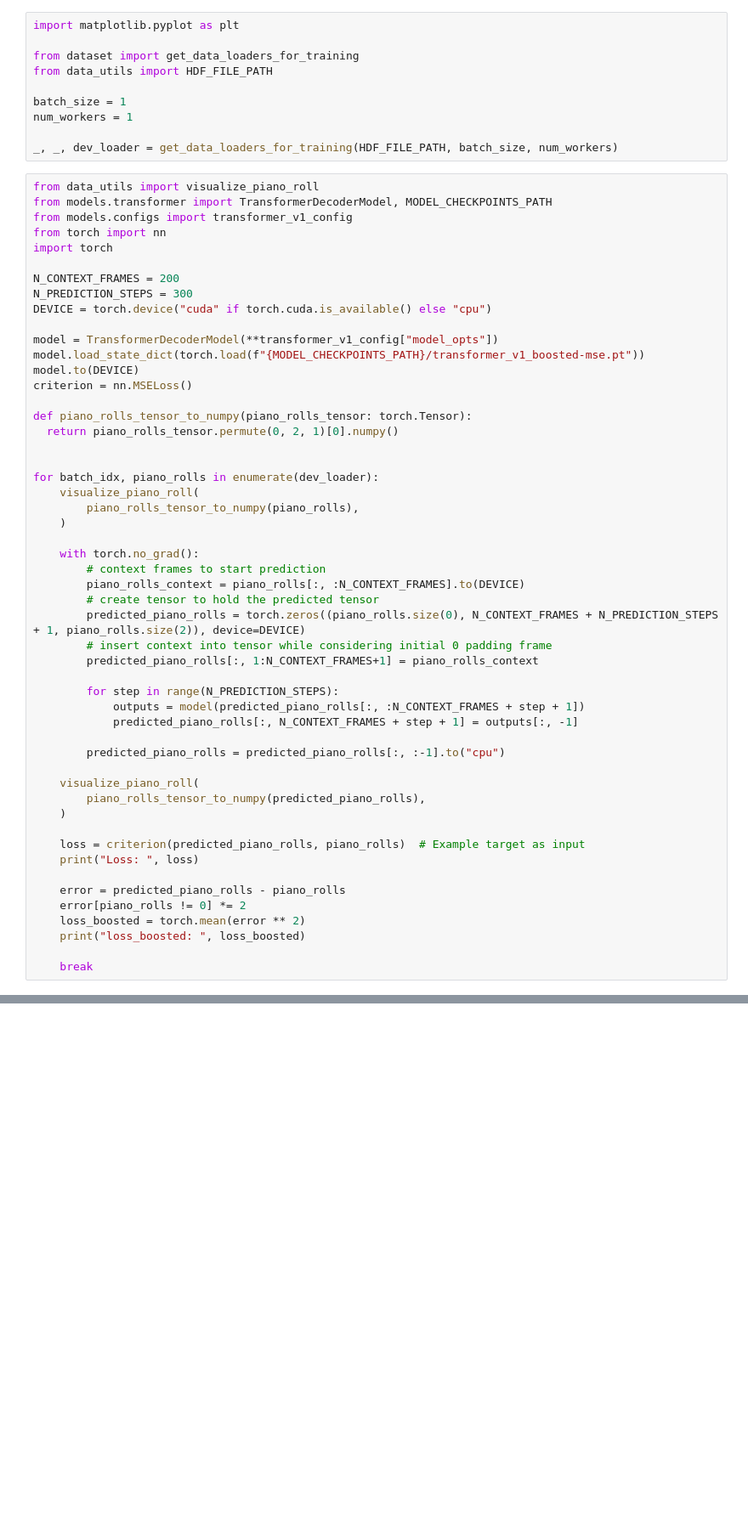
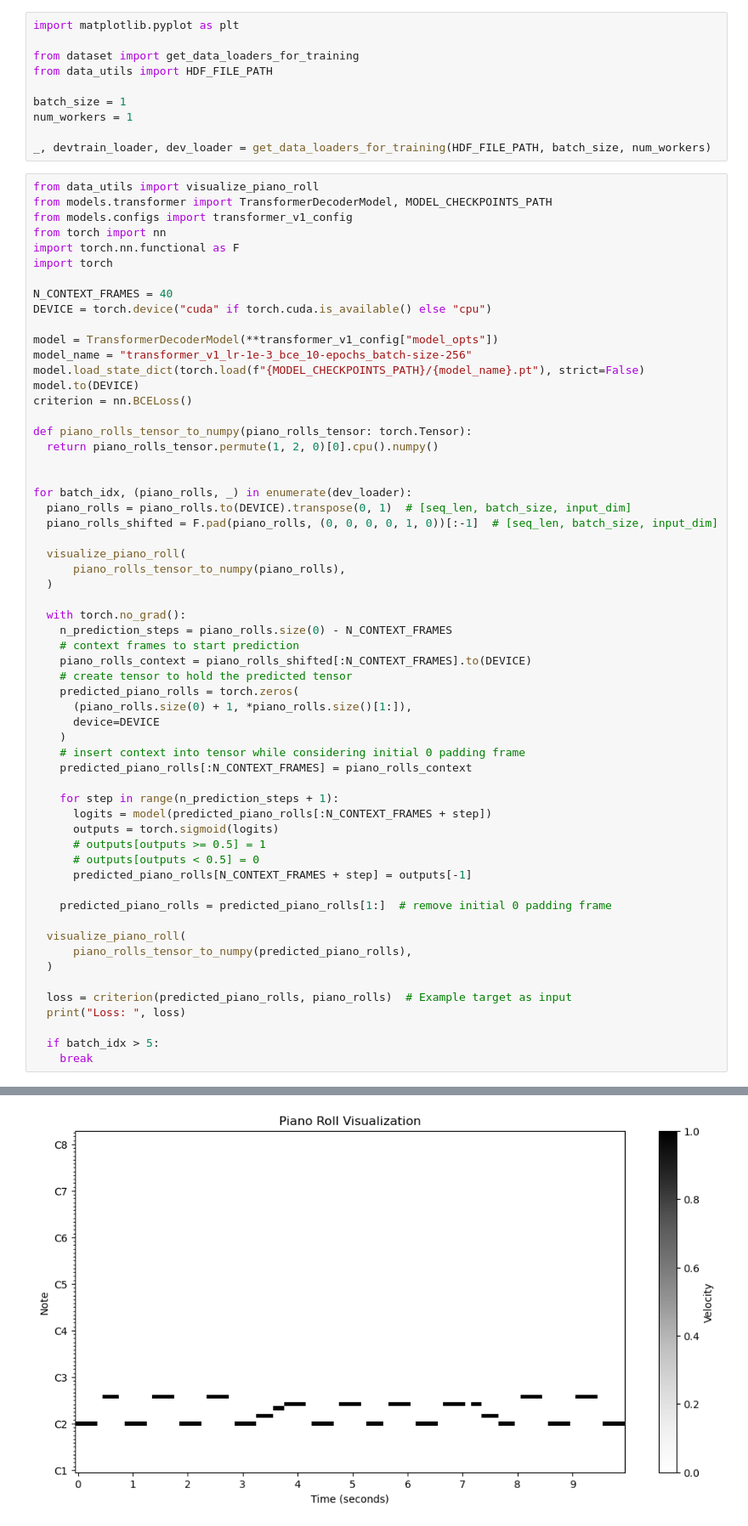
Before and after one commit to robin-p-schmitt/midi-experiments, a Jupyter notebook: playground.ipynb, the cells around one changed output, grey strips where cells are left out. Shown at 85% size. Drawn from its saved outputs; the diff is of its cells as text; blank space fills up the shorter version.

```diff
--- a/playground.ipynb
+++ b/playground.ipynb
@@ -13,57 +43,64 @@ from data_utils import HDF_FILE_PATH
 batch_size = 1
 num_workers = 1
 
-_, _, dev_loader = get_data_loaders_for_training(HDF_FILE_PATH, batch_size, num_workers)
+_, devtrain_loader, dev_loader = get_data_loaders_for_training(HDF_FILE_PATH, batch_size, num_workers)
 # %%
 from data_utils import visualize_piano_roll
 from models.transformer import TransformerDecoderModel, MODEL_CHECKPOINTS_PATH
 from models.configs import transformer_v1_config
 from torch import nn
+import torch.nn.functional as F
 import torch
 
-N_CONTEXT_FRAMES = 200
-N_PREDICTION_STEPS = 300
+N_CONTEXT_FRAMES = 40
 DEVICE = torch.device("cuda" if torch.cuda.is_available() else "cpu")
 
 model = TransformerDecoderModel(**transformer_v1_config["model_opts"])
-model.load_state_dict(torch.load(f"{MODEL_CHECKPOINTS_PATH}/transformer_v1_boosted-mse.pt"))
+model_name = "transformer_v1_lr-1e-3_bce_10-epochs_batch-size-256"
+model.load_state_dict(torch.load(f"{MODEL_CHECKPOINTS_PATH}/{model_name}.pt"), strict=False)
 model.to(DEVICE)
-criterion = nn.MSELoss()
+criterion = nn.BCELoss()
 
 def piano_rolls_tensor_to_numpy(piano_rolls_tensor: torch.Tensor):
-  return piano_rolls_tensor.permute(0, 2, 1)[0].numpy()
+  return piano_rolls_tensor.permute(1, 2, 0)[0].cpu().numpy()
 
 
-for batch_idx, piano_rolls in enumerate(dev_loader):
-    visualize_piano_roll(
-        piano_rolls_tensor_to_numpy(piano_rolls),
+for batch_idx, (piano_rolls, _) in enumerate(dev_loader):
+  piano_rolls = piano_rolls.to(DEVICE).transpose(0, 1)  # [seq_len, batch_size, input_dim]
+  piano_rolls_shifted = F.pad(piano_rolls, (0, 0, 0, 0, 1, 0))[:-1]  # [seq_len, batch_size, input_dim]
+
+  visualize_piano_roll(
+      piano_rolls_tensor_to_numpy(piano_rolls),
+  )
+
+  with torch.no_grad():
+    n_prediction_steps = piano_rolls.size(0) - N_CONTEXT_FRAMES
+    # context frames to start prediction
+    piano_rolls_context = piano_rolls_shifted[:N_CONTEXT_FRAMES].to(DEVICE)
+    # create tensor to hold the predicted tensor
+    predicted_piano_rolls = torch.zeros(
+      (piano_rolls.size(0) + 1, *piano_rolls.size()[1:]),
+      device=DEVICE
     )
+    # insert context into tensor while considering initial 0 padding frame
+    predicted_piano_rolls[:N_CONTEXT_FRAMES] = piano_rolls_context
 
-    with torch.no_grad():
-        # context frames to start prediction
-        piano_rolls_context = piano_rolls[:, :N_CONTEXT_FRAMES].to(DEVICE)
-        # create tensor to hold the predicted tensor
-        predicted_piano_rolls = torch.zeros((piano_rolls.size(0), N_CONTEXT_FRAMES + N_PREDICTION_STEPS + 1, piano_rolls.size(2)), device=DEVICE)
-        # insert context into tensor while considering initial 0 padding frame
-        predicted_piano_rolls[:, 1:N_CONTEXT_FRAMES+1] = piano_rolls_context
+    for step in range(n_prediction_steps + 1):
+      logits = model(predicted_piano_rolls[:N_CONTEXT_FRAMES + step])
+      outputs = torch.sigmoid(logits)
+      # outputs[outputs >= 0.5] = 1
+      # outputs[outputs < 0.5] = 0
+      predicted_piano_rolls[N_CONTEXT_FRAMES + step] = outputs[-1]
 
-        for step in range(N_PREDICTION_STEPS):
-            outputs = model(predicted_piano_rolls[:, :N_CONTEXT_FRAMES + step + 1])
-            predicted_piano_rolls[:, N_CONTEXT_FRAMES + step + 1] = outputs[:, -1]
+    predicted_piano_rolls = predicted_piano_rolls[1:]  # remove initial 0 padding frame
 
-        predicted_piano_rolls = predicted_piano_rolls[:, :-1].to("cpu")
+  visualize_piano_roll(
+      piano_rolls_tensor_to_numpy(predicted_piano_rolls),
+  )
 
-    visualize_piano_roll(
-        piano_rolls_tensor_to_numpy(predicted_piano_rolls),
-    )
+  loss = criterion(predicted_piano_rolls, piano_rolls)  # Example target as input
+  print("Loss: ", loss)
 
-    loss = criterion(predicted_piano_rolls, piano_rolls)  # Example target as input
-    print("Loss: ", loss)
-
-    error = predicted_piano_rolls - piano_rolls
-    error[piano_rolls != 0] *= 2
-    loss_boosted = torch.mean(error ** 2)
-    print("loss_boosted: ", loss_boosted)
-
+  if batch_idx > 5:
     break
 # %% [output]
@@ -70,0 +114 @@ FileNotFoundError: [Errno 2] No such file or directory: 'model_checkpoints/trans
+[figure, added]
```
Also changed, not shown: parts of 3 cells of this notebook, 6 other files.
